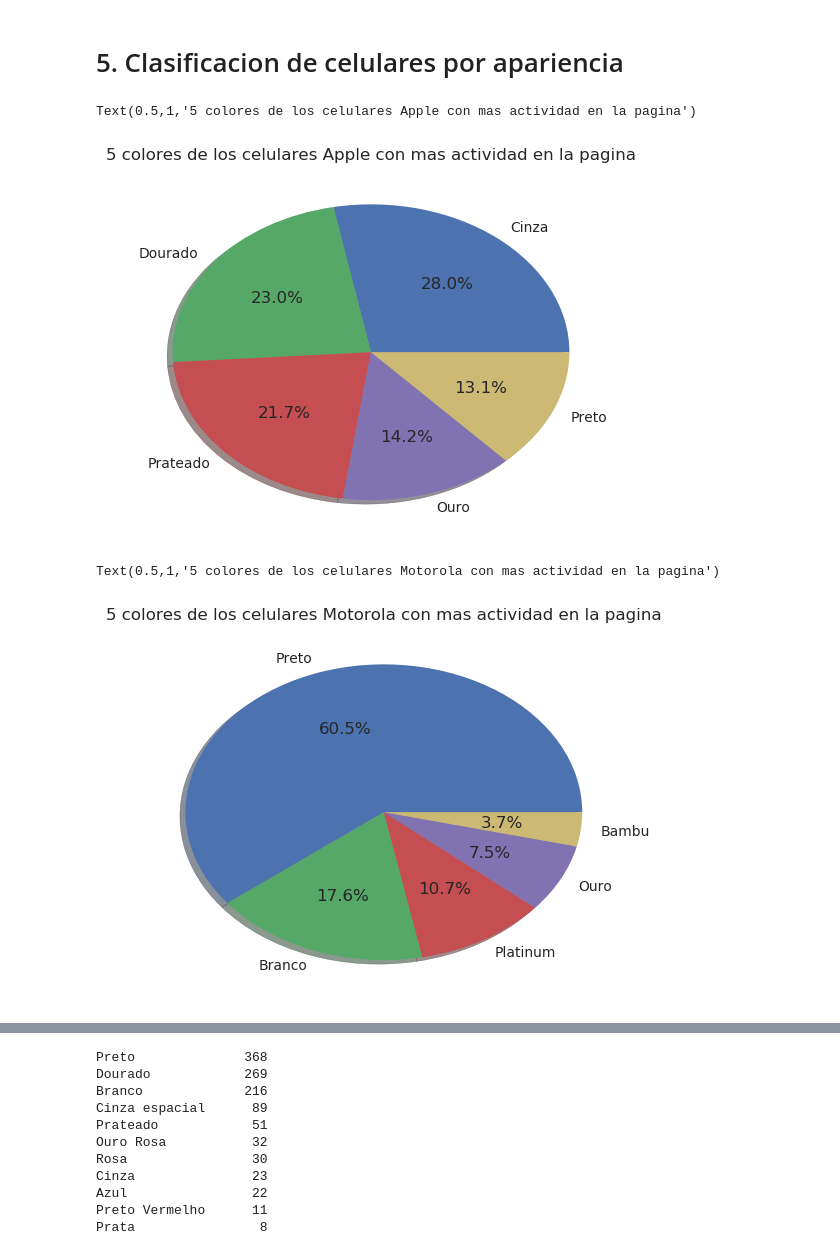
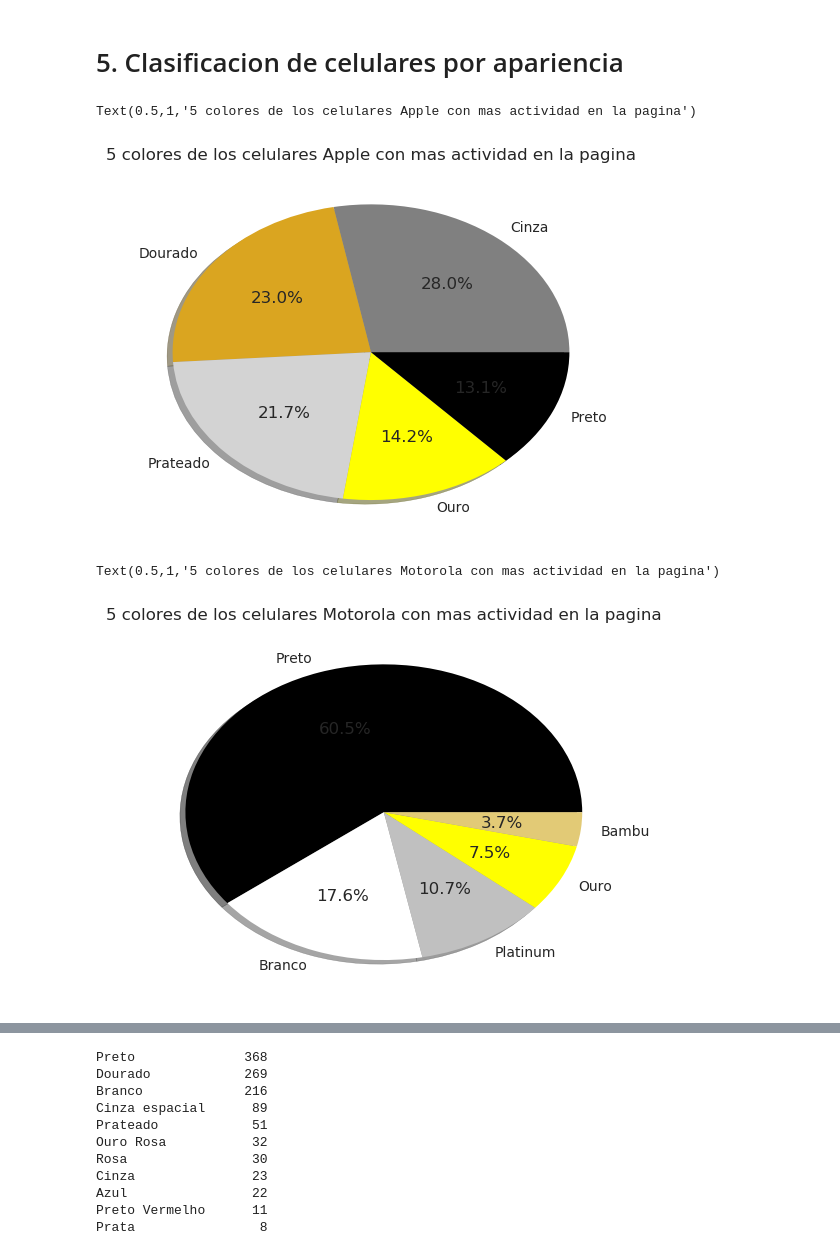
Before and after one commit to EugeniaFranchi/TP-Datos, a Jupyter notebook: TpDatos.ipynb, the cells around one changed output, grey strips where cells are left out. Drawn from its saved outputs; the diff is of its cells as text; code cells hidden in the pictures.

```diff
--- a/TpDatos.ipynb
+++ b/TpDatos.ipynb
@@ -324,27 +354,27 @@ Name: event, dtype: int64
 # %%
 '''
 Devuelven listas con los colores mas comprados por marca.
 La idea es armar un grafico con los celulares y sus colores.
 '''
 
 dataframe['color general'] = dataframe['color'].loc[dataframe['marca'] == 'Samsung'].dropna().apply(lambda a: str(a).split(' ')[0])
 top5ColoresSamsung = dataframe['color general'].value_counts().head(5)
 
 dataframe['color general'] = dataframe['color'].loc[dataframe['marca'] == 'Apple'].dropna().apply(lambda a: str(a).split(' ')[0])
 top5ColoresApple = dataframe['color general'].value_counts().head(5)
 
 dataframe['color general'] = dataframe['color'].loc[dataframe['marca'] == 'Motorola'].dropna().apply(lambda a: str(a).split(' ')[0])
 top5ColoresMotorola = dataframe['color general'].value_counts().head(5)
 
-g1=plt.pie(top5ColoresApple,labels=top5ColoresApple.index,shadow=True,autopct='%1.1f%%')
+g1=plt.pie(top5ColoresApple,colors=['grey','goldenrod','lightgrey','yellow','black'],labels=top5ColoresApple.index,shadow=True,autopct='%1.1f%%')
 plt.title('5 colores de los celulares Apple con mas actividad en la pagina')
 # %% [output]
 Text(0.5,1,'5 colores de los celulares Apple con mas actividad en la pagina')
-[figure, old version]
+[figure, new version]
 # %%
-g1=plt.pie(top5ColoresMotorola,labels=top5ColoresMotorola.index,shadow=True,autopct='%1.1f%%')
+g1=plt.pie(top5ColoresMotorola,colors=['black','white','silver','yellow','xkcd:sand'],labels=top5ColoresMotorola.index,shadow=True,autopct='%1.1f%%')
 plt.title('5 colores de los celulares Motorola con mas actividad en la pagina')
 # %% [output]
 Text(0.5,1,'5 colores de los celulares Motorola con mas actividad en la pagina')
-[figure, old version]
+[figure, new version]
 # %%
```
Also changed, not shown: parts of 7 cells of this notebook.
